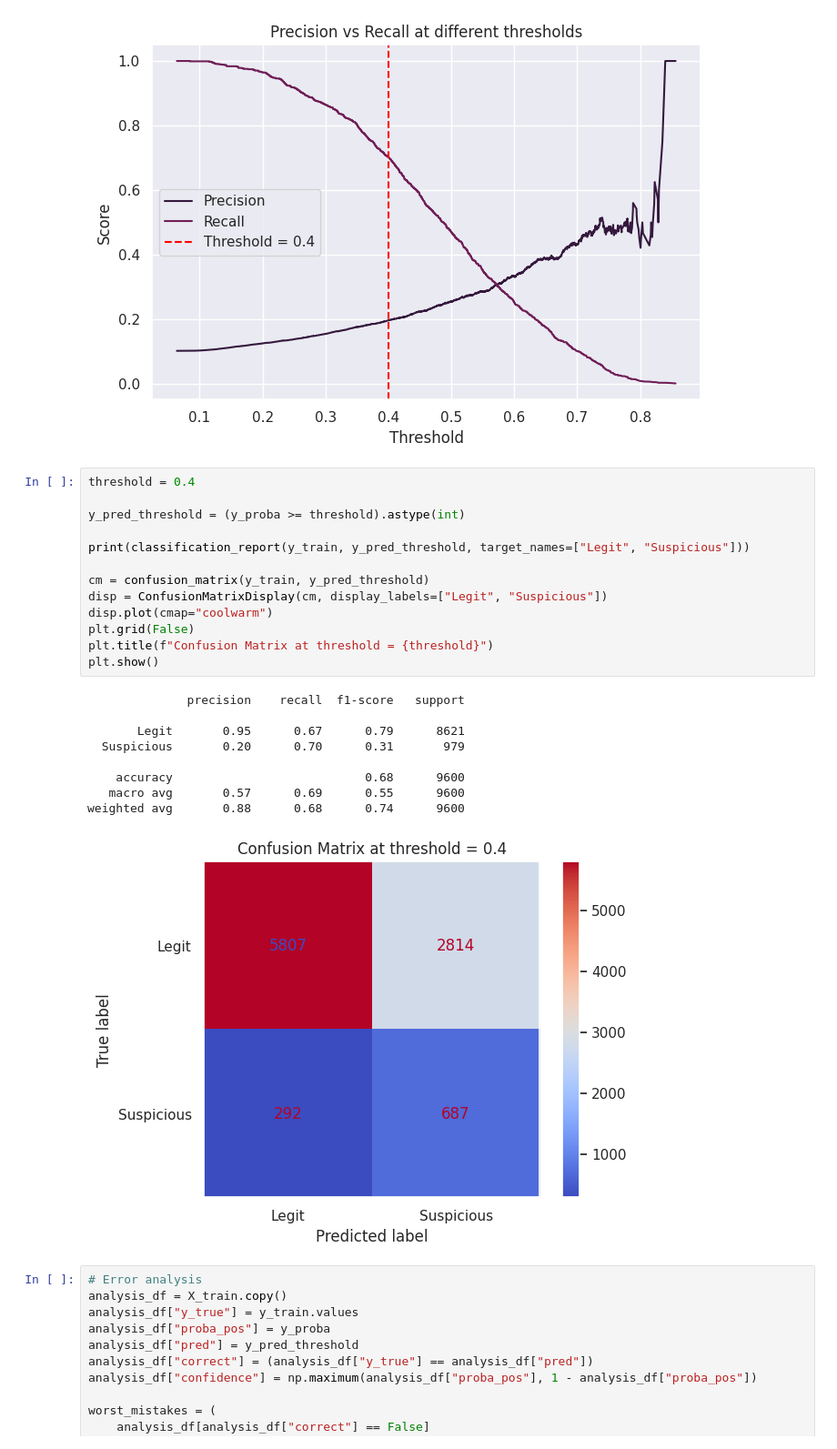
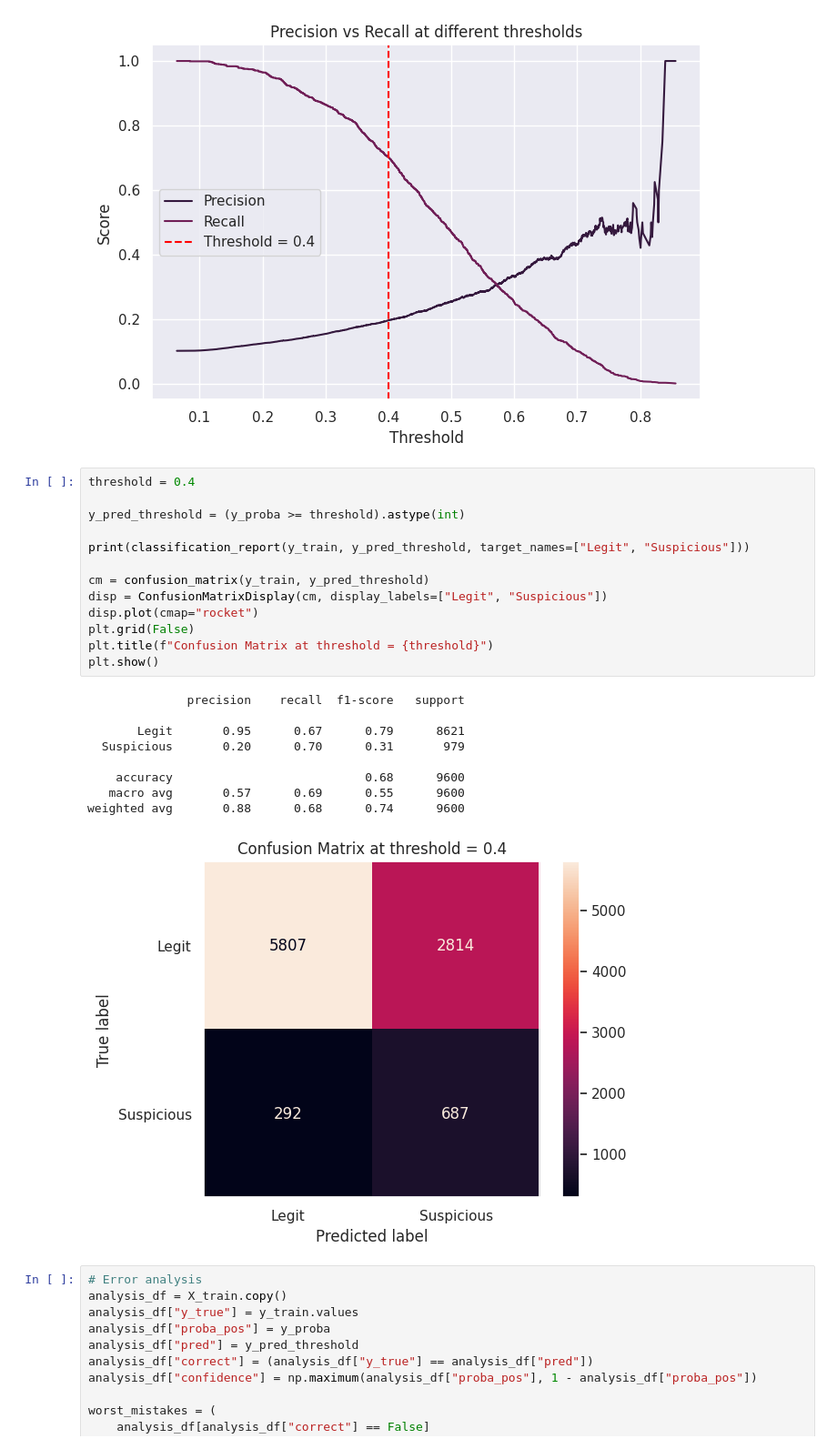
Before and after one commit to IreneGrisenti/Marketplace_Safety_Scam_detection, a Jupyter notebook: Notebooks/scam_detection_model.ipynb, the cells around one changed output. Shown: that part at 91% size. Cells and saved outputs as stored; diff of their text form.

```diff
--- a/Notebooks/scam_detection_model.ipynb
+++ b/Notebooks/scam_detection_model.ipynb
@@ -576,26 +574,26 @@ plt.show()
 # %%
 threshold = 0.4
 
 y_pred_threshold = (y_proba >= threshold).astype(int)
 
 print(classification_report(y_train, y_pred_threshold, target_names=["Legit", "Suspicious"]))
 
 cm = confusion_matrix(y_train, y_pred_threshold)
 disp = ConfusionMatrixDisplay(cm, display_labels=["Legit", "Suspicious"])
-disp.plot(cmap="coolwarm")
+disp.plot(cmap="rocket")
 plt.grid(False)
 plt.title(f"Confusion Matrix at threshold = {threshold}")
 plt.show()
 # %% [output]
               precision    recall  f1-score   support
 
        Legit       0.95      0.67      0.79      8621
   Suspicious       0.20      0.70      0.31       979
 
     accuracy                           0.68      9600
    macro avg       0.57      0.69      0.55      9600
 weighted avg       0.88      0.68      0.74      9600
-[figure, old version]
+[figure, new version]
 # %%
 # Error analysis
 analysis_df = X_train.copy()
```
Also changed, not shown: parts of 8 cells of this notebook, 3 other files.
